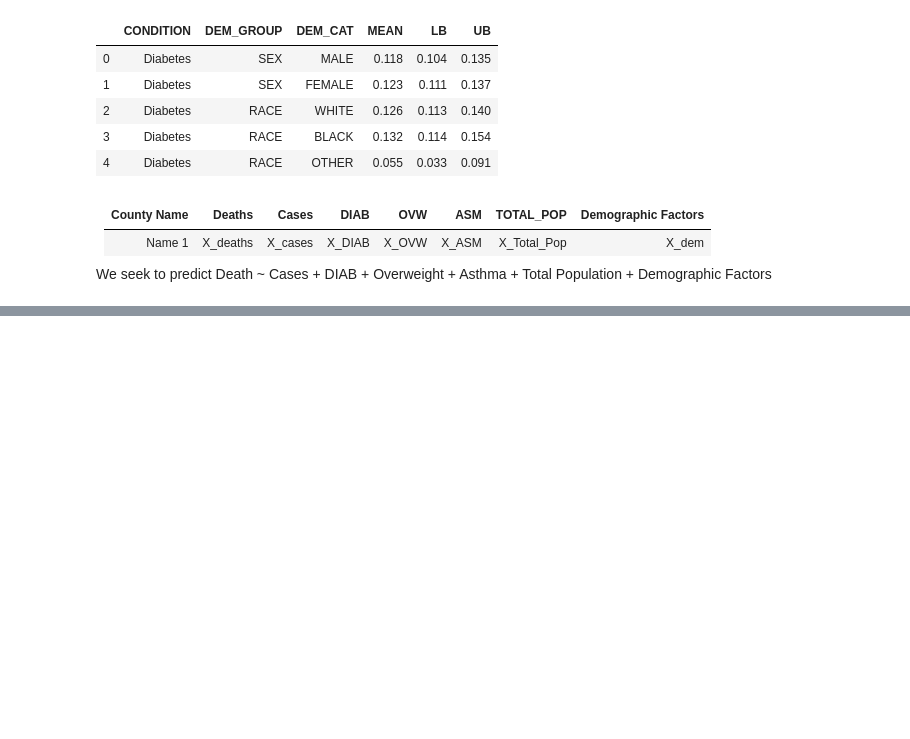
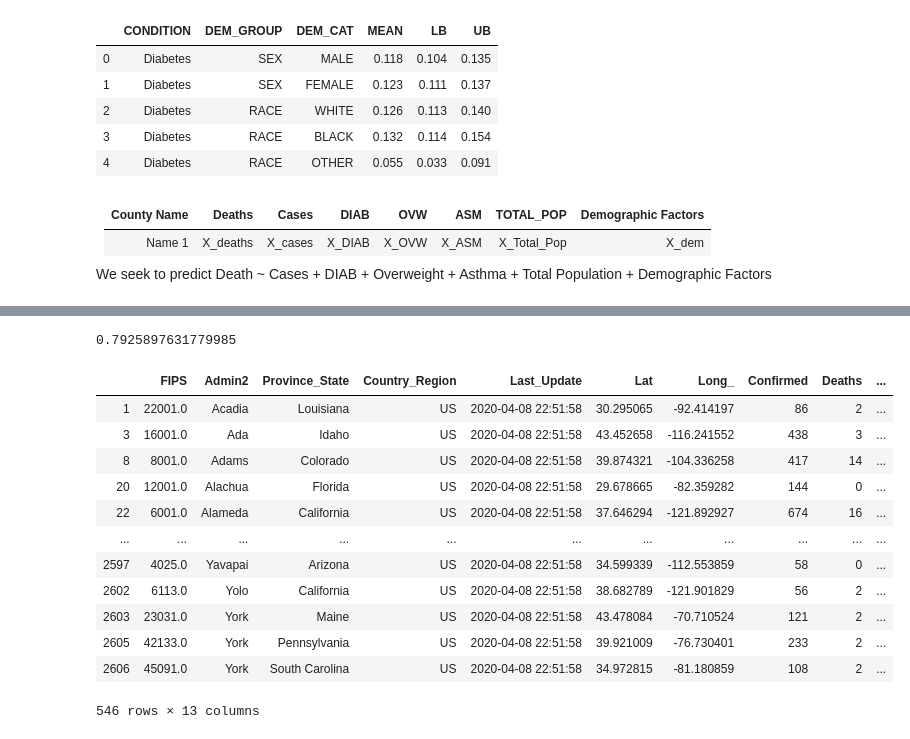
Before and after one commit to jemorgan1000/Regression_Final_Project, a Jupyter notebook: Notebooks/Preliminary_Analysis.ipynb, the cells around one changed output, grey strips where cells are left out. Drawn from its saved outputs; the diff is of its cells as text; code cells hidden in the pictures; blank space fills up the shorter version.

Commit message:
Added Census Data and JHU data

```diff
--- a/Notebooks/Preliminary_Analysis.ipynb
+++ b/Notebooks/Preliminary_Analysis.ipynb
@@ -9,10 +9,7 @@ import pandas as pd
 import numpy as np
 import matplotlib.pyplot as plt
 # %%
-path = os.getcwd()
+path = osp.dirname(osp.abspath(os.getcwd()))
 data_path = osp.abspath(osp.join(path,'Data'))
-hubei_path = osp.join(data_path,'ncov_hubei.csv')
-hubei_df = pd.read_csv(hubei_path)
-hubei_df.drop("Unnamed: 32",axis =1,inplace=True)
-hubei_df.head()
+data_path
 # %% [output]
@@ -268,3 +194,11 @@ chron_df.head()
 |Name 1|X_deaths|X_cases|X_DIAB|X_OVW|X_ASM|X_Total_Pop|X_dem
 
 We seek to predict Death ~ Cases + DIAB + Overweight + Asthma + Total Population + Demographic Factors
+# %%
+
+jhu_df = pd.read_csv(osp.join(data_path,'county_data_jhu_4_8.csv'))
+jhu_df = jhu_df[jhu_df.Country_Region == "US"]
+remove_provs = ['Puerto Rico','Grand Princess','Guam','Diamond Princess','Virgin Islands','Northern Mariana Islands']
+jhu_df = jhu_df[~(jhu_df.Province_State.isin(remove_provs))]
+jhu_df.insert(len(jhu_df.columns),'Percent',jhu_df.Deaths/jhu_df.Confirmed)
+jhu_df.head()
@@ -270,0 +212,20 @@ We seek to predict Death ~ Cases + DIAB + Overweight + Asthma + Total Population
+# %%
+(jhu_df.Confirmed <= 50).sum()/jhu_df.shape[0]
+# %% [output]
+0.7925897631779985
+# %%
+jhu_df[jhu_df.Confirmed >=50]
+# %% [output]
+|  | FIPS | Admin2 | Province_State | Country_Region | Last_Update | Lat | Long_ | Confirmed | Deaths | ... |
+| 1 | 22001.0 | Acadia | Louisiana | US | 2020-04-08 22:51:58 | 30.295065 | -92.414197 | 86 | 2 | ... |
+| 3 | 16001.0 | Ada | Idaho | US | 2020-04-08 22:51:58 | 43.452658 | -116.241552 | 438 | 3 | ... |
+| 8 | 8001.0 | Adams | Colorado | US | 2020-04-08 22:51:58 | 39.874321 | -104.336258 | 417 | 14 | ... |
+| 20 | 12001.0 | Alachua | Florida | US | 2020-04-08 22:51:58 | 29.678665 | -82.359282 | 144 | 0 | ... |
+| 22 | 6001.0 | Alameda | California | US | 2020-04-08 22:51:58 | 37.646294 | -121.892927 | 674 | 16 | ... |
+| ... | ... | ... | ... | ... | ... | ... | ... | ... | ... | ... |
+| 2597 | 4025.0 | Yavapai | Arizona | US | 2020-04-08 22:51:58 | 34.599339 | -112.553859 | 58 | 0 | ... |
+| 2602 | 6113.0 | Yolo | California | US | 2020-04-08 22:51:58 | 38.682789 | -121.901829 | 56 | 2 | ... |
+| 2603 | 23031.0 | York | Maine | US | 2020-04-08 22:51:58 | 43.478084 | -70.710524 | 121 | 2 | ... |
+| 2605 | 42133.0 | York | Pennsylvania | US | 2020-04-08 22:51:58 | 39.921009 | -76.730401 | 233 | 2 | ... |
+| 2606 | 45091.0 | York | South Carolina | US | 2020-04-08 22:51:58 | 34.972815 | -81.180859 | 108 | 2 | ... |
+546 rows × 13 columns
```
Also changed, not shown: parts of 12 cells of this notebook, 11 other files.
